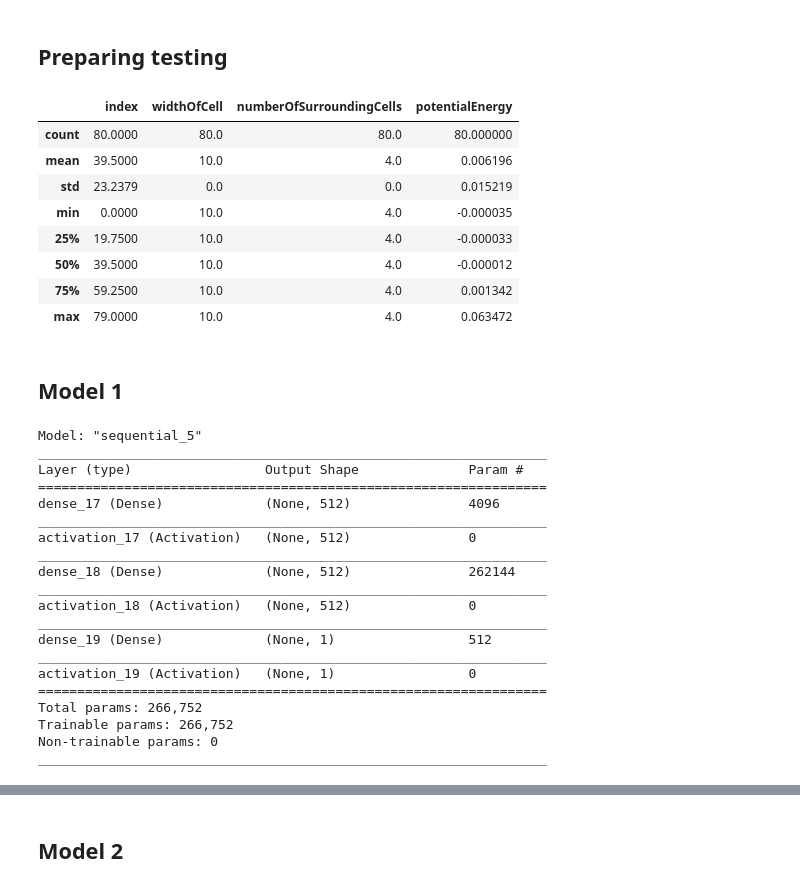
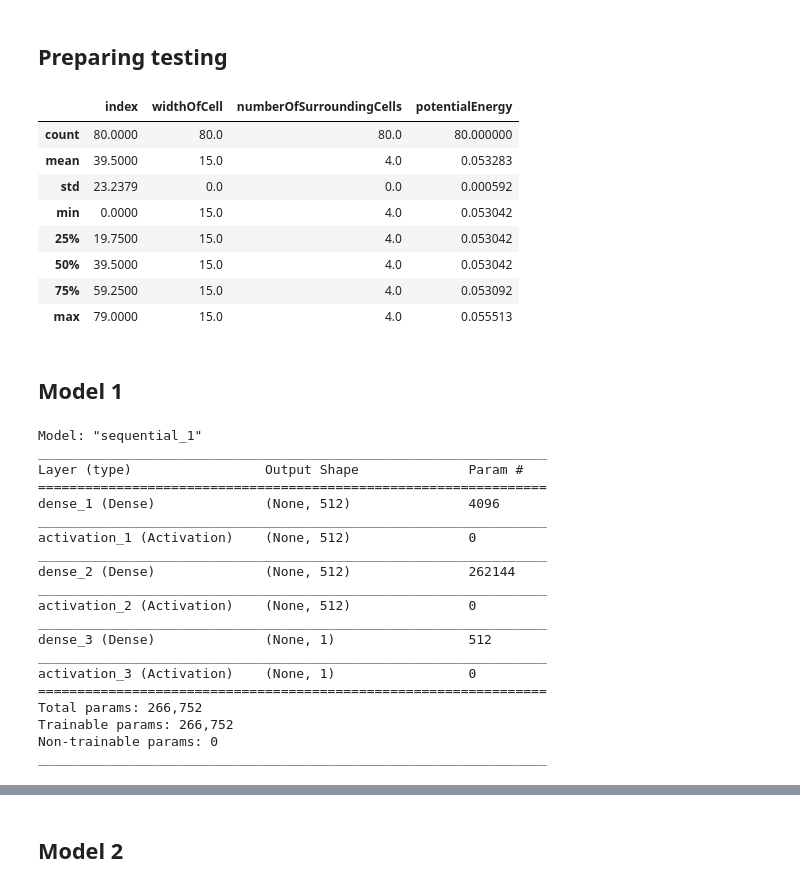
Before and after one commit to TimHeiszwolf/Quantum_energy_ML, a Jupyter notebook: MachineLearning.ipynb, the cells around one changed output, grey strips where cells are left out. Drawn from its saved outputs; the diff is of its cells as text; code cells hidden in the pictures.

```diff
--- a/MachineLearning.ipynb
+++ b/MachineLearning.ipynb
@@ -217,62 +220,61 @@ validationInput = [[inputData], [targetData]]
 # %% [markdown]
 ## Preparing testing
 # %%
-widthOfCell = 10.0
+widthOfCell = 15.0
 numberOfSurroundingCells = 4
 R0=100
-orderOfMatrix = [-1, 2]
+orderOfMatrix = [-1, -2]
 x = np.linspace(0, 1, 80)
 
 testData = {'particleCoordinates': [],'widthOfCell':[] , 'numberOfSurroundingCells': [], 'potentialEnergy':[]}# Initialy use a dictionary because it's easier to append to than a dataframe.
 for i in x:
     particles = [np.array([0.3, 0.5]), np.array([0.9, 0.9]), np.array([0.6, 0.4]), np.array([0.5, i])]
     particles = [widthOfCell * coordinate for coordinate in particles]
     otherSpace = generateSpace(particles, numberOfSurroundingCells, widthOfCell)# Generate the other space.
     testData['particleCoordinates'].append(particles)
     testData['widthOfCell'].append(widthOfCell)
     testData['numberOfSurroundingCells'].append(numberOfSurroundingCells)
-    testData['potentialEnergy'].append(potentialEnergy(otherSpace, particles, potentialEnergyPerTrio))# Calculate the potential energy and save it to the data dictonairy.
+    testData['potentialEnergy'].append(potentialEnergy(otherSpace, particles, potentialEnergyPerTrio) - offset)# Calculate the potential energy and save it to the data dictonairy.
 
 x = widthOfCell * x
 testData = prepareDatabseForMachineLearning(pd.DataFrame(testData), orderOfMatrix, R0, giveUpdates = False)
 
 testData.head()
 testData.describe()
 # %% [output]
 |  | index | widthOfCell | numberOfSurroundingCells | potentialEnergy |
 | count | 80.0000 | 80.0 | 80.0 | 80.000000 |
-| mean | 39.5000 | 10.0 | 4.0 | 0.006196 |
-| std | 23.2379 | 0.0 | 0.0 | 0.015219 |
-| min | 0.0000 | 10.0 | 4.0 | -0.000035 |
-| 25% | 19.7500 | 10.0 | 4.0 | -0.000033 |
-| 50% | 39.5000 | 10.0 | 4.0 | -0.000012 |
-| 75% | 59.2500 | 10.0 | 4.0 | 0.001342 |
-| max | 79.0000 | 10.0 | 4.0 | 0.063472 |
+| mean | 39.5000 | 15.0 | 4.0 | 0.053283 |
+| std | 23.2379 | 0.0 | 0.0 | 0.000592 |
+| min | 0.0000 | 15.0 | 4.0 | 0.053042 |
+| 25% | 19.7500 | 15.0 | 4.0 | 0.053042 |
+| 50% | 39.5000 | 15.0 | 4.0 | 0.053042 |
+| 75% | 59.2500 | 15.0 | 4.0 | 0.053092 |
+| max | 79.0000 | 15.0 | 4.0 | 0.055513 |
 # %% [markdown]
 ## Model 1
 # %%
-inputSize = 8
 settings = [['Dense', 512, 'softplus', False], ['Dense', 512, 'softplus', False], ['Dense', 1, 'linear', False]]
 learningRate = 5*10**-4
 
 model = makeNetwork(inputSize, settings, learningRate)
 model.summary()
 # %% [output]
-Model: "sequential_5"
+Model: "sequential_1"
 _________________________________________________________________
 Layer (type)                 Output Shape              Param #
 =================================================================
-dense_17 (Dense)             (None, 512)               4096
+dense_1 (Dense)              (None, 512)               4096
 _________________________________________________________________
-activation_17 (Activation)   (None, 512)               0
+activation_1 (Activation)    (None, 512)               0
 _________________________________________________________________
-dense_18 (Dense)             (None, 512)               262144
+dense_2 (Dense)              (None, 512)               262144
 _________________________________________________________________
-activation_18 (Activation)   (None, 512)               0
+activation_2 (Activation)    (None, 512)               0
 _________________________________________________________________
-dense_19 (Dense)             (None, 1)                 512
+dense_3 (Dense)              (None, 1)                 512
 _________________________________________________________________
-activation_19 (Activation)   (None, 1)                 0
+activation_3 (Activation)    (None, 1)                 0
 =================================================================
 Total params: 266,752
 Trainable params: 266,752
```
Also changed, not shown: parts of 18 cells of this notebook, 3 other files.
